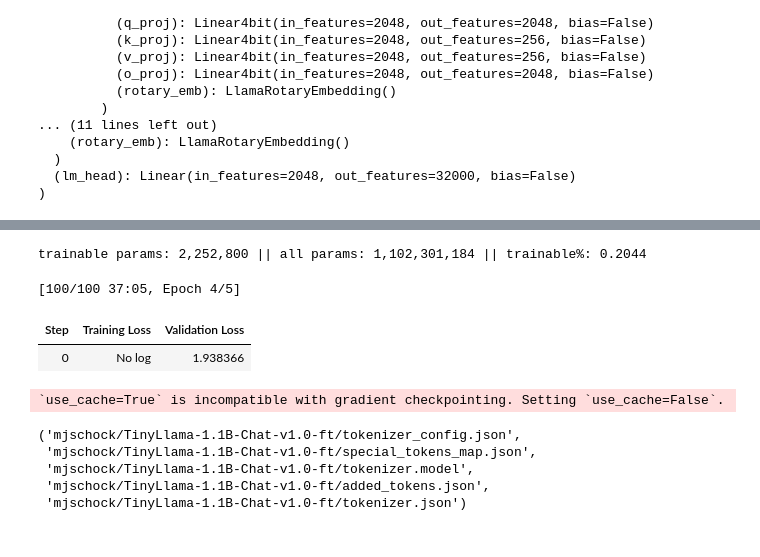
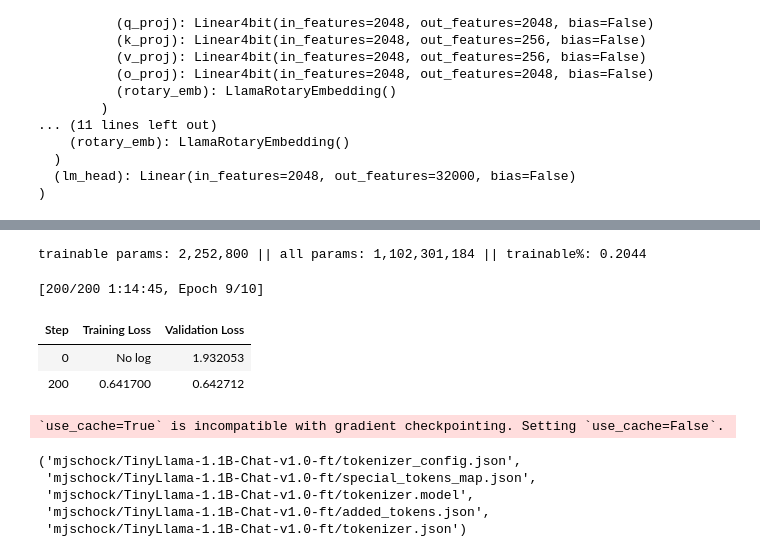
Before and after one commit to mjschock/mjschock, a Jupyter notebook: notebooks/kaggle/training-tinyllama-for-tool-calling/training-tinyllama-for-tool-calling.ipynb, the cells around one changed output, grey strips where cells are left out. Cells and saved outputs as stored; diff of their text form; code cells hidden in the pictures.

Commit message:
Kaggle Notebook |  Training TinyLlama for Tool-calling | Version 59

```diff
--- a/notebooks/kaggle/training-tinyllama-for-tool-calling/training-tinyllama-for-tool-calling.ipynb
+++ b/notebooks/kaggle/training-tinyllama-for-tool-calling/training-tinyllama-for-tool-calling.ipynb
@@ -104,7 +104,7 @@ fix_torch_seed()
 # https://huggingface.co/blog/unified-tool-use
 chat_template = """{%- set system_message_present = messages | selectattr('role', 'equalto', 'system') | list -%}
 {%- if not system_message_present -%}
-    {%- set messages = [{ "content": "You are an AI assistant capable of using tools.", "role": "system" }] + messages -%}
+    {%- set messages = [{ "content": "You are an AI agent acting as a human assistant.", "role": "system" }] + messages -%}
 {%- endif -%}
 
 {% for message in messages %}
@@ -112,37 +112,39 @@ chat_template = """{%- set system_message_present = messages | selectattr('role'
 {% if message.role == 'system' %}
 {{ message.content }}
 
-You are aware of the following tools:
+You are aware of the following tools in your environment:
 {
   "tools": [
   {% for tool in tools %}
     {
-      "type": "{{ tool.type }}",
       "function": {
         "description": "{{ tool.function.description }}",
         "name": "{{ tool.function.name }}",
         "parameters": {{ tool.function.parameters | tojson }}
-      }
+      },
+      "type": "{{ tool.type }}"
     }{% if not loop.last %},{% endif %}
 
   {% endfor %}
   ]
 }
 
-CRITICAL: Always respond with ONLY a JSON object. Do not include any text outside the JSON. Use this exact structure:
-
+You must respond with a single JSON object in this exact format:
 {
-  "response": "Your entire response goes here as a single string.",
+  "content": "Optional text goes here and only here."
   "tool_calls": [
     {
-      "name": "tool_name",
       "arguments": {"param1": "value1", "param2": "value2"},
-      "id": "call_id"
+      "id": "call_0",
+      "name": "tool_a_name"
+    },
+    {
+      "arguments": {"param1": "value1", "param2": "value2"},
+      "id": "call_1",
+      "name": "tool_b_name"
     }
   ]
 }
-
-Use "call_id" for single tool calls, "call_id_abc123" for multiple calls. If no tool calls are needed, use an empty array for "tool_calls".
 <|im_end|>
 {% elif message.role == 'user' %}
 {{ message.content }}
@@ -160,6 +162,7 @@ Use "call_id" for single tool calls, "call_id_abc123" for multiple calls. If no
       "id": "{{ tool_call.id }}",
       "name": "{{ tool_call.function.name }}"
     }{% if not loop.last %},{% endif %}
+
     {% endfor %}
   ]
 }
@@ -176,6 +179,7 @@ Use "call_id" for single tool calls, "call_id_abc123" for multiple calls. If no
       "id": "{{ tool_call.id }}",
       "name": "{{ tool_call.function.name }}"
     }{% if not loop.last %},{% endif %}
+
     {% endfor %}
   ]
 }
@@ -183,15 +187,15 @@ Use "call_id" for single tool calls, "call_id_abc123" for multiple calls. If no
   {%- endif -%}
 <|im_end|>
 {% elif message.role == 'tool' %}
-Tool: {{ message.name }}
-Result: {{ message.content }}
+{
+  "content": "{{ message.content }}",
+  "name": "{{ message.name }}",
+  "tool_call_id": "{{ message.tool_call_id }}",
+}
 <|im_end|>
 {% endif %}
 {% endfor %}
 <|im_start|>assistant"""
-
-with open("chat_template.jinja2", "w") as f:
-    f.write(chat_template)
 
 def load_model_and_tokenizer(pretrained_model_name_or_path):
     """
@@ -548,7 +538,7 @@ training_args = TrainingArguments(
     logging_steps=10,
     # logging_steps=250,
     load_best_model_at_end=True,
-    num_train_epochs=5,
+    num_train_epochs=10,
     optim="adamw_hf",
 #     optim="adamw_torch",
     output_dir="./checkpoints",
@@ -570,35 +560,36 @@ training_args = TrainingArguments(
 )
 
 # Data collator for language modeling
 # mlm (bool, *optional*, defaults to True):
 #     Whether or not to use masked language modeling. If set to False, the labels are the same as the inputs with the padding tokens ignored (by setting them to -100). Otherwise, the labels are -100 for non-masked tokens and the value to predict for the masked token.
 # mlm_probability (float, *optional*, defaults to 0.15):
 #     The probability with which to (randomly) mask tokens in the input, when mlm is set to True.
 data_collator = DataCollatorForLanguageModeling(mlm=False, tokenizer=tokenizer)
 
 # Initialize Trainer
 trainer = Trainer(
     args=training_args,
     data_collator=data_collator,
     eval_dataset=tokenized_dataset["validation"],
     model=model,
     tokenizer=tokenizer,
     train_dataset=tokenized_dataset["train"],
 )
 
 # Fine-tune the model
 trainer.train(
     # resume_from_checkpoint=True,
 )
 
 # Save the fine-tuned model and tokenizer
 model.save_pretrained(f"{model_org_output}/{model_name_output}")
 tokenizer.save_pretrained(f"{model_org_output}/{model_name_output}")
 # %% [output]
 trainable params: 2,252,800 || all params: 1,102,301,184 || trainable%: 0.2044
-[100/100 37:05, Epoch 4/5]
+[200/200 1:14:45, Epoch 9/10]
 | Step | Training Loss | Validation Loss |
-| 0 | No log | 1.938366 |
+| 0 | No log | 1.932053 |
+| 200 | 0.641700 | 0.642712 |
 `use_cache=True` is incompatible with gradient checkpointing. Setting `use_cache=False`.
 ('mjschock/TinyLlama-1.1B-Chat-v1.0-ft/tokenizer_config.json',
  'mjschock/TinyLlama-1.1B-Chat-v1.0-ft/special_tokens_map.json',
```
Also changed, not shown: parts of 8 cells of this notebook.
